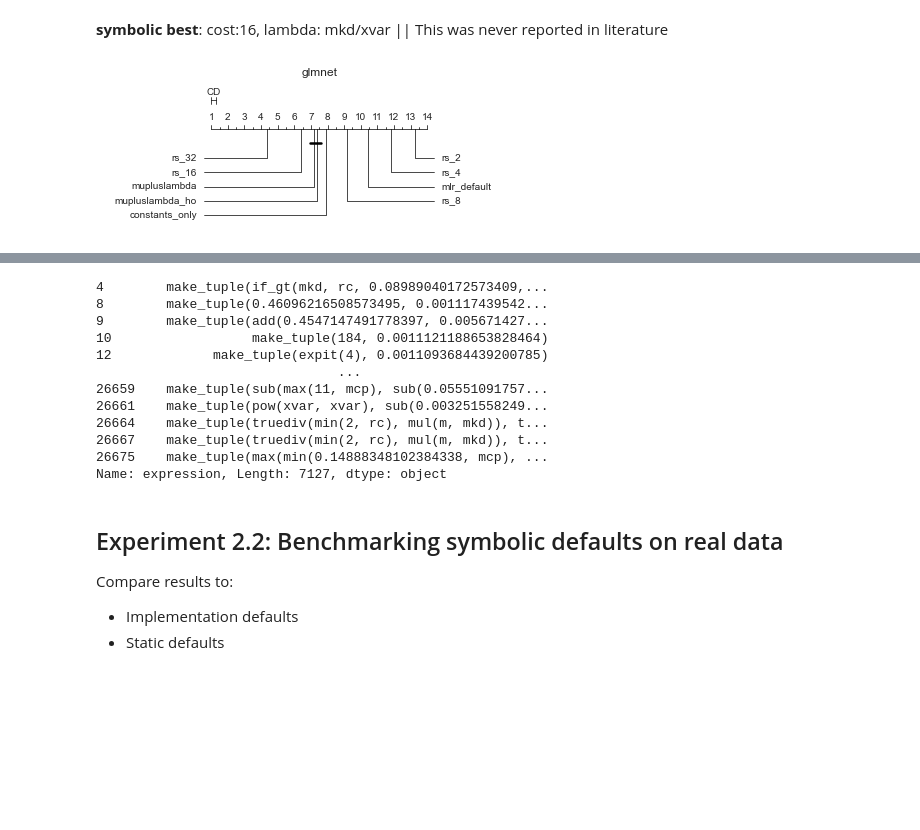
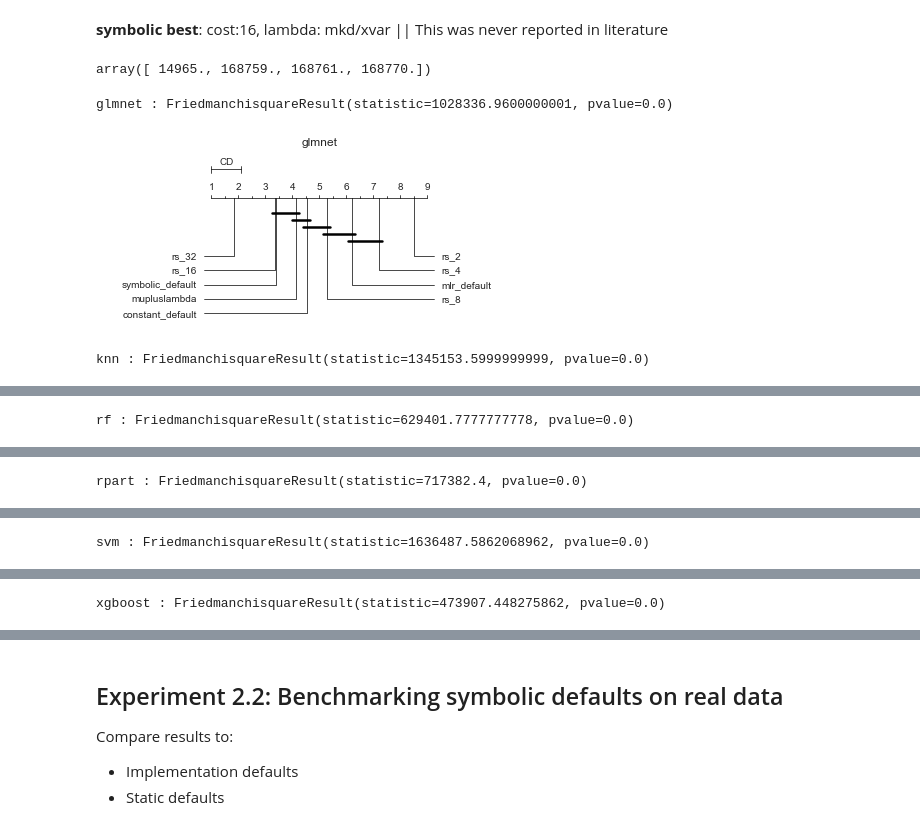
Before and after one commit to PGijsbers/symbolicdefaults, a Jupyter notebook: LogParsing-V3.ipynb, the cells around one changed output, grey strips where cells are left out. Saved outputs shown, nothing was run; the diff lists cells and outputs as text; code cells hidden in the pictures; blank space fills up the shorter version.

```diff
--- a/LogParsing-V3.ipynb
+++ b/LogParsing-V3.ipynb
@@ -281,7 +285,7 @@ plt.show()
 # %% [markdown]
 **2. Aggregated across replications:**
 # %%
-sns.set_palette([sns.xkcd_rgb[x] for x in ["denim blue", "baby blue", "burnt sienna", "tangerine", "yellow orange"]])
+sns.set_palette([sns.xkcd_rgb[x] for x in ["denim blue", "burnt sienna", "tangerine", "yellow orange"]])
 aggdf = data.groupby(["task", "search","problem"]).agg(np.mean).reset_index()
 p = sns.boxplot(data=aggdf, x="problem", y="out", hue = "search")
 p.set(ylabel='OOB-Accuracy (normalized)', xlabel='Algorithm')
@@ -537,7 +539,6 @@ aggsrdf.groupby(["search", "problem"])["out"].apply(np.mean).reset_index()
 # %%
 # Rescale to [0, 1]
 aggsrdf = srdf.groupby(['problem', 'search', "task"]).mean().reset_index()
-
 for problem in aggsrdf.problem.unique():
     psrdf = aggsrdf[~aggsrdf.search.isin(filter_search)]
     psrdf = psrdf[psrdf["problem"] == problem]
@@ -546,7 +547,7 @@ for problem in aggsrdf.problem.unique():
         psrdf["out"] = psrdf.groupby("task")["out"].apply(lambda x: (x - min(x)) / (max(x) - min(x)))
         p = sns.boxplot(data=psrdf, x="search", y="out", palette = color_dict, order=order2)
         p.set_xticklabels(p.get_xticklabels(), rotation=60)
-        p.set(ylabel='Accuracy (normalized)', xlabel='Search Strategy')
+        p.set(ylabel='Accuracy (scaled)', xlabel='Search Strategy')
         p.set_title(f'Problem: {problem}')
         plt.savefig(f"figures/boxplots_surrogates_rescaled_agg_{problem}.png", bbox_inches='tight', pad_inches=.1)
         plt.show()
@@ -604,20 +607,21 @@ for problem in aggsrdf.problem.unique():
 # %% [markdown]
 **mu+lambda vs random_search x 8**
 # %%
-# Scatter plot x mulambda vs rs_8 and perhaps random search
-aggsrdf = srdf.groupby(['problem', 'search', "task"]).mean().reset_index()
+# Scatter plot x mulambda vs constants and perhaps random search
+x = ["symbolic_default"]
+y = ["rs_8"]
 
 for problem in aggsrdf.problem.unique():
     psrdf = aggsrdf[~aggsrdf.search.isin(filter_search)]
     psrdf = psrdf[psrdf["problem"] == problem]
-    psrdf = psrdf[psrdf.search.isin(["rs_8", "mupluslambda"])].pivot_table(index="task", columns="search",  values="out")
+    psrdf = psrdf[psrdf.search.isin(x+y)].pivot_table(index="task", columns="search",  values="out")
     if len(psrdf) and psrdf.shape[1] > 1:
-        grid = sns.JointGrid(psrdf.mupluslambda.values, psrdf.rs_8.values, space=0, size=6, ratio=50)
+        grid = sns.JointGrid(psrdf[x].values, psrdf[y].values, space=0, size=6, ratio=50)
         grid.plot_joint(plt.scatter)
-        grid.ax_joint.set_xlabel('mu + lambda')
-        grid.ax_joint.set_ylabel('rs_8')
-        plt.title(problem)
+        grid.ax_joint.set_xlabel(*x)
+        grid.ax_joint.set_ylabel(*y)
+        #plt.title(problem)
         plt.plot([0.,1.], [0.,1.], "b-", linewidth = 2, color = "red")
-        plt.savefig(f"figures/scatter_vs_rs8_surrogates_{problem}.png", bbox_inches='tight', pad_inches=.1)
-        plt.show(grid)
+        plt.savefig(f"figures/scatter_vs_constants_surrogates_{problem}.png", bbox_inches='tight', pad_inches=.1)
+        plt.show()
 # %% [output]
@@ -644,24 +647,39 @@ for ax, problem in zip(axes.flatten(), problems):
 **Critical Differences and Average Ranks**
 # %% [markdown]
 **symbolic best**: cost:16, lambda: mkd/xvar  || This was never reported in literature
+# %%
+cd = Orange.evaluation.compute_CD([4.5, 6.2], 10)
+# %% [output]
+array([ 14965., 168759., 168761., 168770.])
 # %%
 if orange_imported:
     # Need to find out how to annotate those CD diagrams
-    aggsrdf["out_rank"] = aggsrdf.groupby(["task", "problem"]).out.rank(ascending=False)
-    aggdf2 = aggsrdf.groupby(["problem", "search"])["out_rank"].mean().reset_index()
-    aggdf2 = aggdf2[~aggdf2.search.isin(filter_search)]
+    aggsrdf2 = aggsrdf[~aggsrdf.search.isin(filter_search)].copy()
+    aggsrdf2["out_rank"] = aggsrdf2.groupby(["task", "problem"]).out.rank(ascending=False)
+    aggdf2 = aggsrdf2.groupby(["problem", "search"])["out_rank"].mean().reset_index()
 
-    for problem in aggdf.problem.unique():
+    for problem in aggdf2.problem.unique():
         data = aggdf2[aggdf2.problem == problem]
         if len(data):
+            # Friedman Test:
+            cnts = aggsrdf2[aggsrdf2.problem == problem].groupby(["task"]).search.count()
+            drop = cnts[cnts != cnts.max()].index.values
+            ftestdata = aggsrdf2[(aggsrdf2.problem == problem) & (~aggsrdf2.task.isin(drop))]
+            xar = [[x.values] for name, x in ftestdata.groupby(["search"])["out"]]
+            tst = scipy.stats.friedmanchisquare(*xar)
+            print(f"{problem} : {tst}")
+            # Nemeny Test
+            n_tasks = len(aggsrdf[aggsrdf.problem == problem].task.unique())
             names = data["search"].values
             avg_ranks = data["out_rank"].values
-            cd = Orange.evaluation.compute_CD(avg_ranks, len(aggsrdf[aggsrdf.problem == problem]))
+            cd = Orange.evaluation.compute_CD(avg_ranks, n_tasks)
             Orange.evaluation.graph_ranks(avg_ranks, names, cd=cd, width=6, textspace=1.5, filename = f"figures/cd_surrogates_{problem}.png", bbox_inches='tight',)
             plt.title(problem)
             plt.savefig(f"figures/cd_surrogates_{problem}.png", bbox_inches='tight', pad_inches=.1)
             plt.show()
 else:
     print("orange not available")
 # %% [output]
+glmnet : FriedmanchisquareResult(statistic=1028336.9600000001, pvalue=0.0)
-[figure, old version]
+[figure, new version]
+knn : FriedmanchisquareResult(statistic=1345153.5999999999, pvalue=0.0)
@@ -668,0 +687 @@ else:
+rf : FriedmanchisquareResult(statistic=629401.7777777778, pvalue=0.0)
@@ -669,0 +689 @@ else:
+rpart : FriedmanchisquareResult(statistic=717382.4, pvalue=0.0)
@@ -670,0 +691 @@ else:
+svm : FriedmanchisquareResult(statistic=1636487.5862068962, pvalue=0.0)
@@ -671,0 +693 @@ else:
+xgboost : FriedmanchisquareResult(statistic=473907.448275862, pvalue=0.0)
@@ -672,18 +695,3 @@ else:
-# %%
-df[df["problem"] == "glmnet"]["expression"]
-# %% [output]
-4        make_tuple(if_gt(mkd, rc, 0.08989040172573409,...
-8        make_tuple(0.46096216508573495, 0.001117439542...
-9        make_tuple(add(0.4547147491778397, 0.005671427...
-10                  make_tuple(184, 0.0011121188653828464)
-12             make_tuple(expit(4), 0.0011093684439200785)
-                               ...
-26659    make_tuple(sub(max(11, mcp), sub(0.05551091757...
-26661    make_tuple(pow(xvar, xvar), sub(0.003251558249...
-26664    make_tuple(truediv(min(2, rc), mul(m, mkd)), t...
-26667    make_tuple(truediv(min(2, rc), mul(m, mkd)), t...
-26675    make_tuple(max(min(0.14888348102384338, mcp), ...
-Name: expression, Length: 7127, dtype: object
 # %% [markdown]
 ## Experiment 2.2: Benchmarking symbolic defaults on real data
 
```
Also changed, not shown: parts of 25 cells of this notebook.
